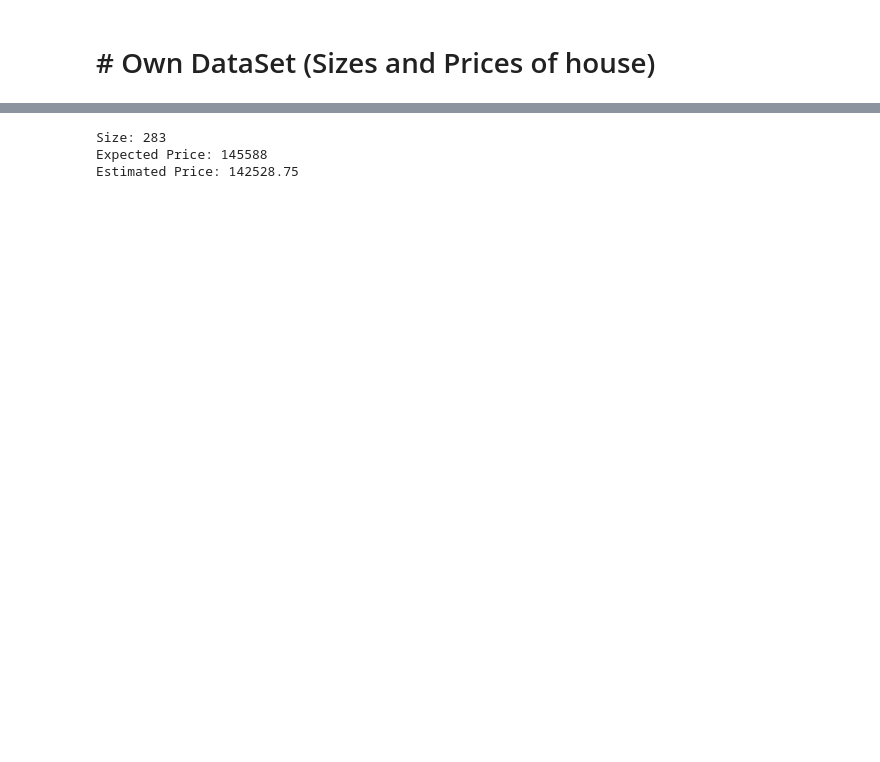
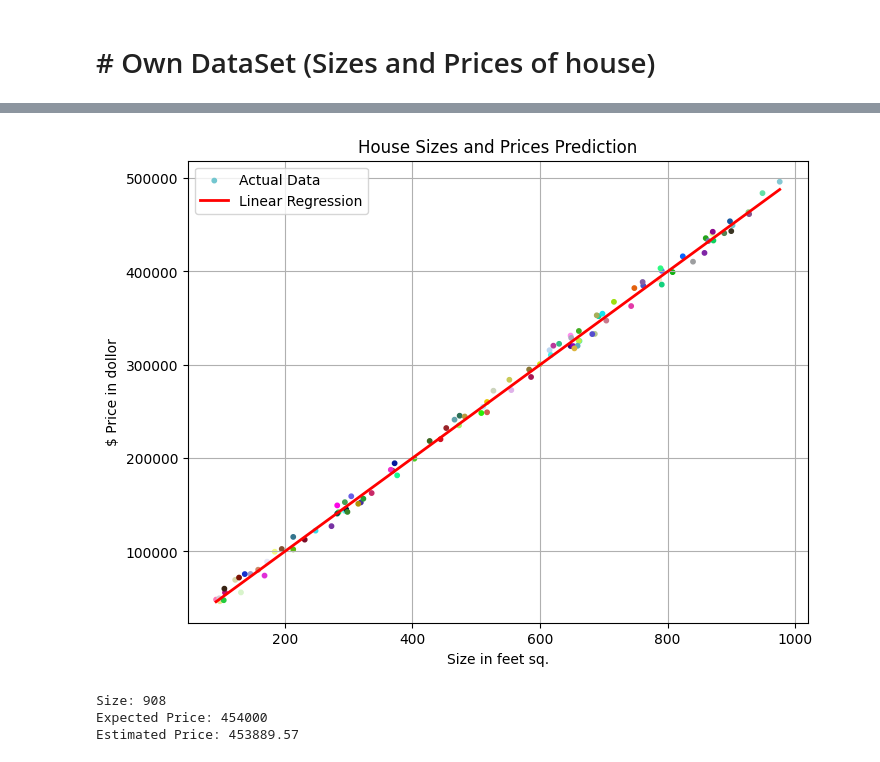
Before and after one commit to CoderAalok/Python_Libraries, a Jupyter notebook: Scikit Learn/House_Prices.ipynb, the cells around one changed output, grey strips where cells are left out. Saved outputs shown, nothing was run; the diff lists cells and outputs as text; code cells hidden in the pictures; blank space fills up the shorter version.

Commit message:
Update with graph visualization

```diff
--- a/Scikit Learn/House_Prices.ipynb
+++ b/Scikit Learn/House_Prices.ipynb
@@ -105,3 +97,35 @@ Expected Price: 474509
+# %%
+# SORTED DATA
+i = np.argsort(X[:100][:, 0])
+
+# Sorted sizes
+X_sorted = X[i]
+
+# Sorted prices
+y_hat = prediction[i]
+
+colors = np.random.rand(len(X_sorted), 3)
+# # ---------------------------------------------------------------
+
+fig, ax = plt.subplots(figsize=(8, 6))
+
+# Actual data
+ax.scatter(X[:100], y[:100], s=10, c=colors, label='Actual Data')
+
+# Model Prediction
+ax.plot(X_sorted, y_hat, linewidth=2, label='Linear Regression', color='r')
+
+# artist figure
+ax.grid()
+ax.set_xlabel('Size in feet sq.')
+ax.set_ylabel('$ Price in dollor')
+ax.set_title('House Sizes and Prices Prediction')
+
+ax.legend()
+
+plt.show()
+# %% [output]
+[figure, added]
 # %%
 # testing new, unseen data
 size = int(input("Enter a House Size: "))
@@ -113,12 +137,12 @@ prediction = model.predict([[size]])
 print(f"Size: {size}")
 
 # Expected price
-idx = np.where(X == size)[0][0]
-print(f"Expected Price: {y[idx][0]}")
+expected = 500 * size
+print(f"Expected Price: {expected}")
 
 # Prediction/ Estimated output
-print(f"Estimated Price: {round(prediction[0], 2)}")
+print(f"Estimated Price: {round(prediction[0][0], 2)}")
 # %% [output]
-Size: 283
-Expected Price: 145588
-Estimated Price: 142528.75
+Size: 908
+Expected Price: 454000
+Estimated Price: 453889.57
```
Also changed, not shown: parts of 7 cells of this notebook.
